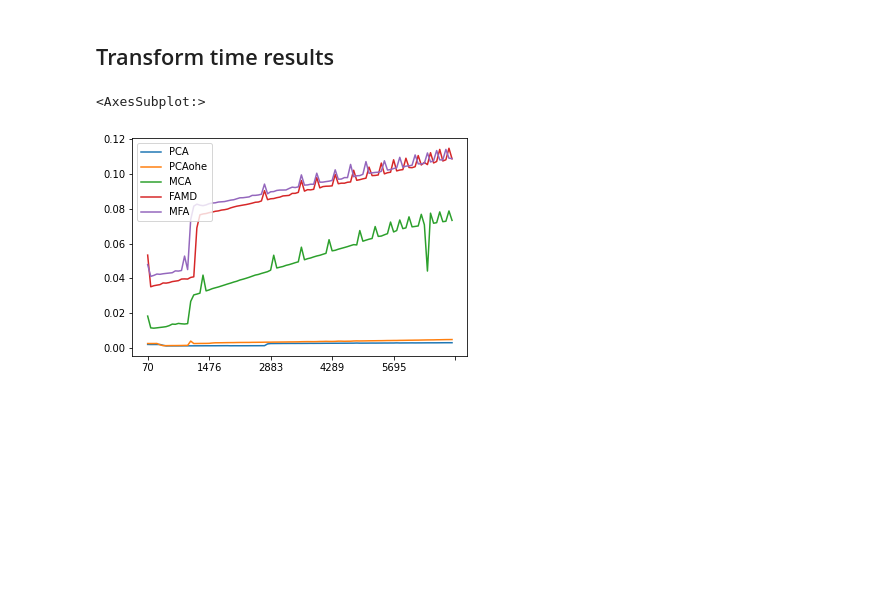
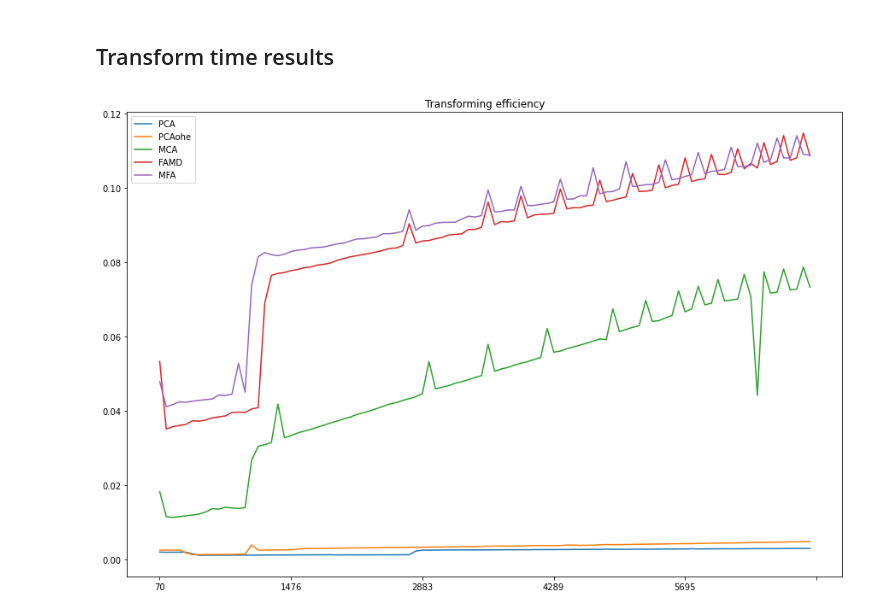
Before and after one commit to Vergenter/DataEmbeddingandVisualization, a Jupyter notebook: notebooks/analysis.ipynb, the cells around one changed output. Cells and saved outputs as stored; diff of their text form; code cells hidden in the pictures; blank space fills up the shorter version.

```diff
--- a/notebooks/analysis.ipynb
+++ b/notebooks/analysis.ipynb
@@ -29,7 +29,7 @@ fit_time.T.plot()
 ## Transform time results
 # %%
 tranform_time = read_csv("../results/tranform_time_results.csv",index_col=[0])
-tranform_time.T.plot()
+tranform_time.T.plot(title="Transforming efficiency",figsize=(15,10))
+pass
 # %% [output]
-<AxesSubplot:>
-[figure, old version]
+[figure, new version]
```
Also changed, not shown: parts of 4 cells of this notebook.
